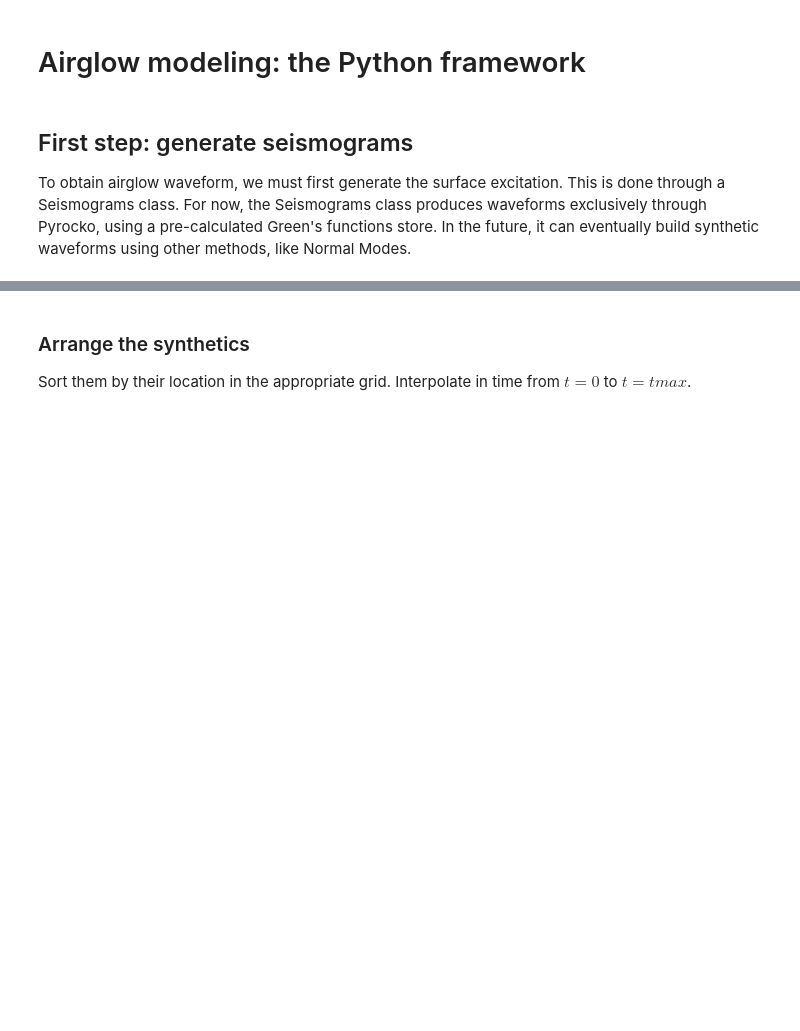
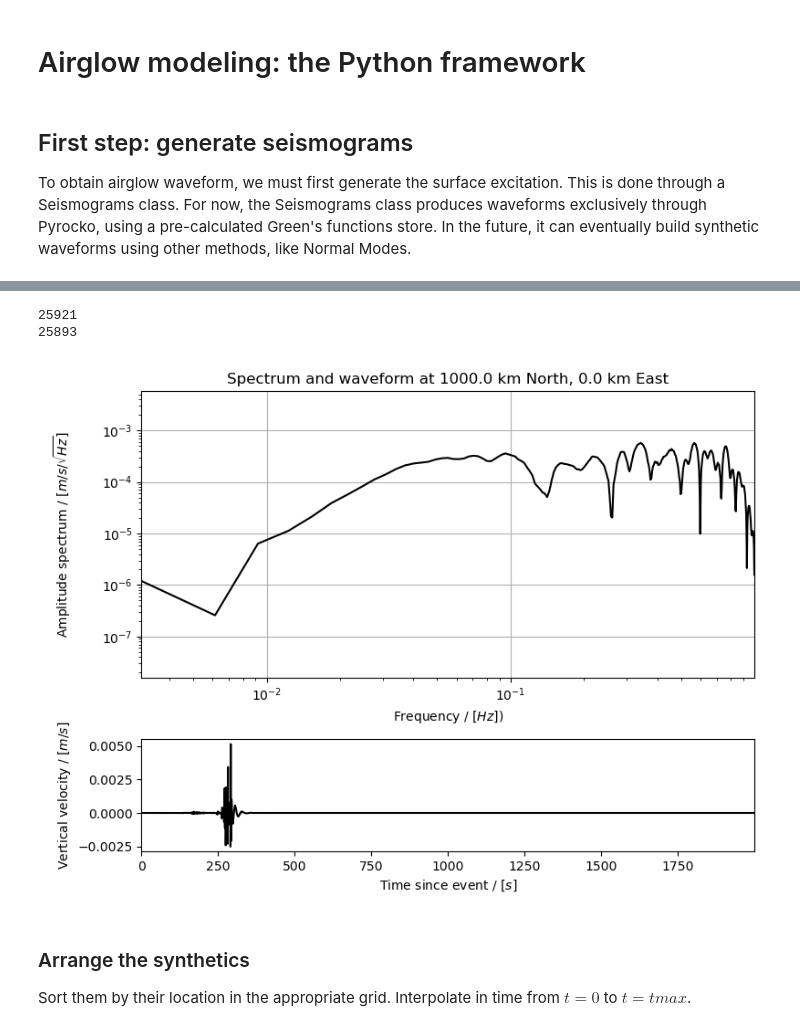
Before and after one commit to QuentinBrissaud/airglow_model, a Jupyter notebook: Test_method.ipynb, the cells around one changed output, grey strips where cells are left out. Drawn from its saved outputs; the diff is of its cells as text; code cells hidden in the pictures; blank space fills up the shorter version.

```diff
--- a/Test_method.ipynb
+++ b/Test_method.ipynb
@@ -75,3 +18,62 @@ fig = SEISMO.plot_traces(ns, es)
+# %%
+reload(ar)
+### OPTION 1: Create a synthetic at point locations
+gridded      = False
+ns, es       = 2000e3, 2000e3
+depths       = 30.e3
+north_shifts = np.array([ns, ns/2, ns/3])
+east_shifts  = np.array([es, es/2, ns/3])
+
+### OPTION 2: Create synthetics on a dense grid:
+gridded       = True
+delta_dist    = 50e3
+min_grid_dist = 0e3
+max_grid_dist = 4000e3 # 4000e3
+Np = 1+ int(2*max_grid_dist/delta_dist)
+north_shifts  = np.linspace(-max_grid_dist, max_grid_dist, Np, endpoint=True)
+east_shifts   = np.linspace(-max_grid_dist, max_grid_dist, Np, endpoint=True)
+
+print(east_shifts.size * north_shifts.size)
+
+### Option for Pyrocko
+opt_synthetics = dict(
+    ### Options for source
+    mw = 6.5,
+    depth = depths,
+    strike = 0.,
+    dip = 45.,
+    rake = 45.,
+    stf_type = None,
+    #stf_type = 'triangle',
+    #stf_type = 'sinus',
+    effective_duration = 25.,
+    ###
+    ### Options for store
+    base_folder='/projects/restricted/infrasound/data/infrasound/2023_Venus_inversion/',
+    ### Old option, single store
+    #store_id = 'GF_venus_Cold100_qssp',
+    #store_id = 'GF_venus_Cold100_qssp_grid',
+    ### Give store names, and min and max valid distance
+    store_ids_dists = [('GF_venus_Cold100_qssp_grid',0e3,500e3),('GF_venus_Cold100_qssp_grid_mid',510e3,8000e3)],
+    ###
+    ### Options for grid
+    north_shifts = north_shifts,
+    east_shifts = east_shifts,
+    gridded=gridded
+)
+
+### INITIALIZE SEISMOGRAM CLASS
+SEISMO = ar.Seismograms(**opt_synthetics)
+print(len(SEISMO.synthetic_traces_u))
+# %% [output]
+25921
+25893
+# %%
+ns, es       = 1000e3, 0e3
+### Plot one of the waveforms for check
+fig = SEISMO.plot_traces(ns, es, do_interpolate=True)
+# %% [output]
+[figure, added]
 # %% [markdown]
 ### Arrange the synthetics
 Sort them by their location in the appropriate grid. Interpolate in time from $t=0$ to $t=tmax$.
```
Also changed, not shown: parts of 11 cells of this notebook, 6 other files.
